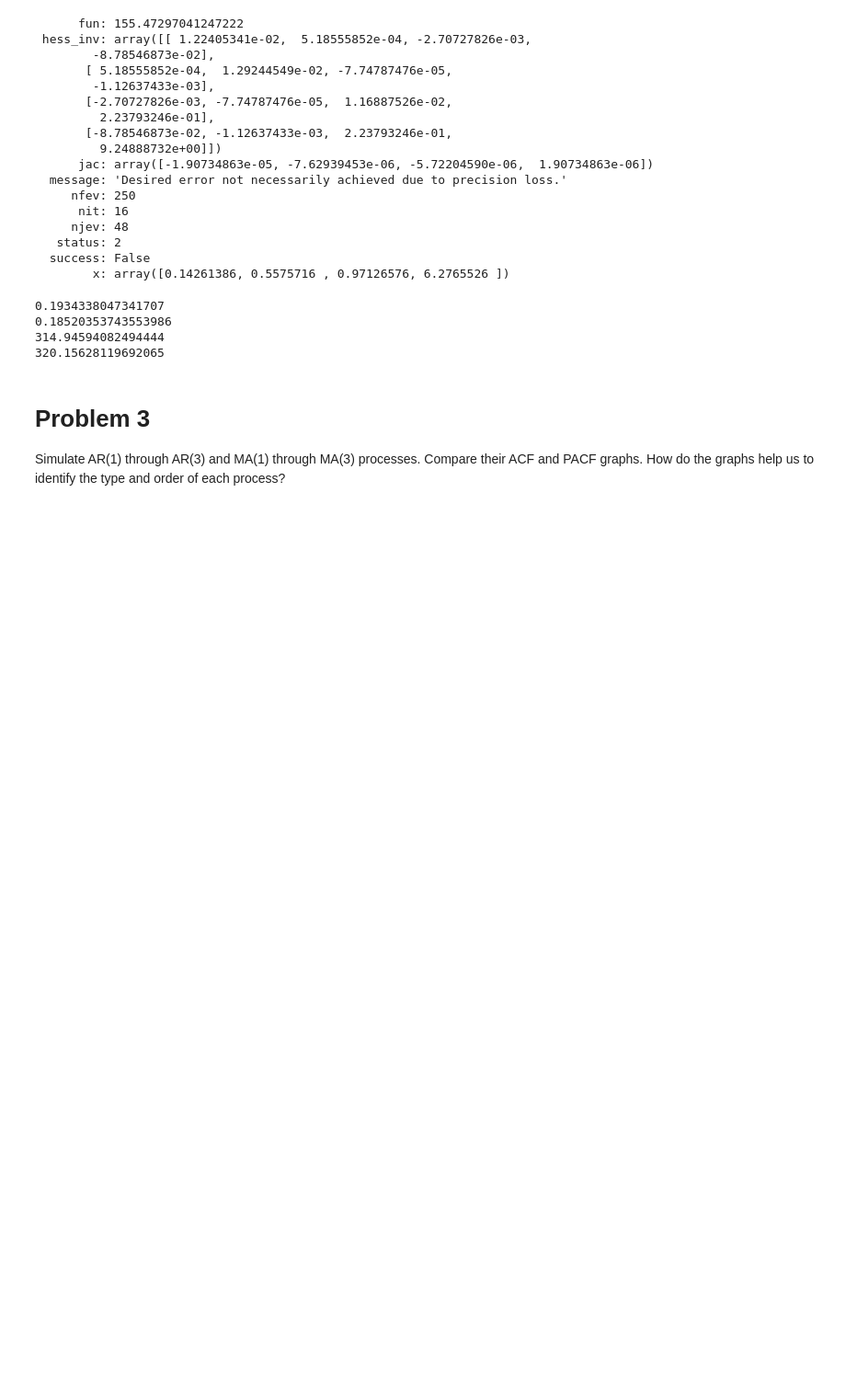
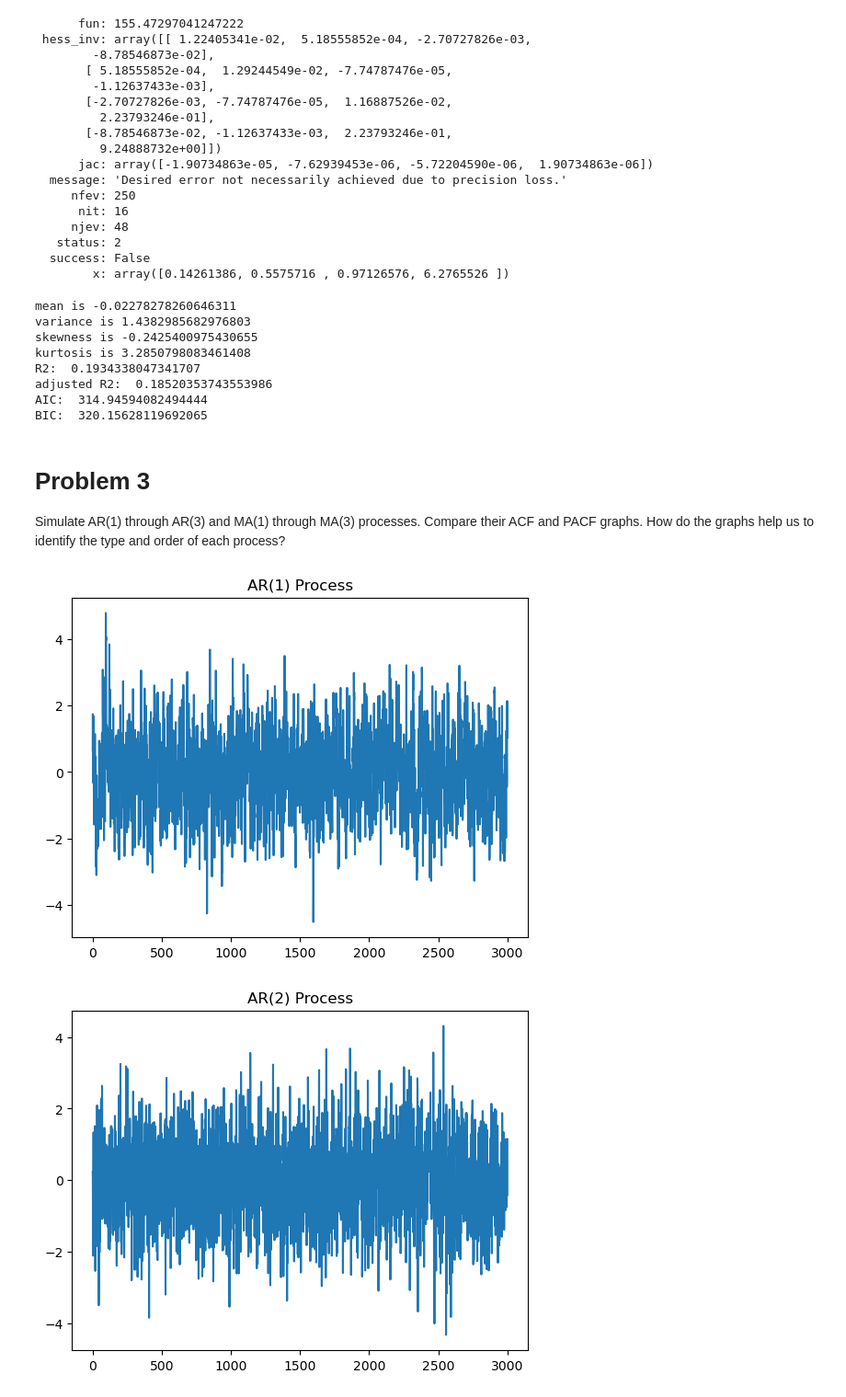
Before and after one commit to NemoDarjeeling/Fintech545, a Jupyter notebook: week2/week2_assignment/week2_code.ipynb, the cells around one changed output. Shown at 92% size. Saved outputs shown, nothing was run; the diff lists cells and outputs as text; code cells hidden in the pictures; blank space fills up the shorter version.

```diff
--- a/week2/week2_assignment/week2_code.ipynb
+++ b/week2/week2_assignment/week2_code.ipynb
@@ -262,31 +334,76 @@ var_res_mle_t = np.var(err_vec_mle_t)
 skew_res_mle_t = skew(err_vec_mle_t)
 kur_res_mle_t = kurtosis(err_vec_mle_t)
 
+print("mean is {}" .format(mean_res_mle_t))
+print("variance is {}" .format(var_res_mle_t))
+print("skewness is {}" .format(skew_res_mle_t))
+print("kurtosis is {}" .format(kur_res_mle_t))
+
 # obtain R squared and adjusted R squared
 Y_predict_mle_t = intercep_opt_mle_t + slope_opt_mle_t * x
 TSS_mle_t = np.sum((Y - np.mean(Y)) ** 2)
 RSS_mle_t = np.sum((err_vec_mle_t - np.mean(err_vec_mle_t)) ** 2)
 R2_mle_t = 1 - (RSS_mle_t / TSS_mle_t)
-print(R2_mle_t)
 
 n = len(Y)  # number of observations
 p = 1  # number of parameters excluding constant, num_x
 adj_R2_mle_t = 1 - ((1 - R2_mle_t) * (n - 1) / (n - p - 1))
-print(adj_R2_mle_t)
 
+print("R2: ", R2_mle_t)
+print("adjusted R2: ", adj_R2_mle_t)
 # obtain AIC
 loglikeli_mle_t = -MLE_result_t.fun
 AIC_mle_t = 2 * 2 - 2 * loglikeli_mle_t
-print(AIC_mle_t)
 
 # obtain BIC
 BIC_mle_t = np.log(n) * 2 - 2 * loglikeli_mle_t
-print(BIC_mle_t)
+print("AIC: ", AIC_mle_t)
+print("BIC: ", BIC_mle_t)
 # %% [output]
-0.1934338047341707
-0.18520353743553986
-314.94594082494444
-320.15628119692065
+mean is -0.02278278260646311
+variance is 1.4382985682976803
+skewness is -0.2425400975430655
+kurtosis is 3.2850798083461408
+R2:  0.1934338047341707
+adjusted R2:  0.18520353743553986
+AIC:  314.94594082494444
+BIC:  320.15628119692065
 # %% [markdown]
 # Problem 3
 Simulate AR(1) through AR(3) and MA(1) through MA(3) processes. Compare their ACF and PACF graphs. How do the graphs help us to identify the type and order of each process?
+# %%
+# load necessary libraries
+import numpy as np
+import matplotlib.pyplot as plt
+import statsmodels.api as sm
+
+# set the number of data points
+n = 3000
+# %%
+# simulate AR(1) to AR(3)
+# since we are using arma_generate_sample, we can turn down the MA by setting ma parameter to unit vector [1]
+ma_shut = np.array([1])
+
+# AR(1)
+ar1 = np.array([1, -0.5])  # Yt = -0.5 * Yt-1 + epsilon, 1 represent the zero-lag term in AR
+y_ar1 = sm.tsa.arma_generate_sample(ar = ar1, ma = ma_shut, nsample = n)
+plt.title('AR(1) Process')
+plt.plot(y_ar1)
+plt.show()
+
+# AR(2)
+ar2 = np.array([1, -0.5, 0.3]) # Yt = -0.5 * Yt-1 + 0.3 * Yt-2 + epsilon
+y_ar2 = sm.tsa.arma_generate_sample(ar = ar2, ma = ma_shut, nsample = n)
+plt.title('AR(2) Process')
+plt.plot(y_ar2)
+plt.show()
+
+# AR(3)
+ar3 = np.array([1, -0.5, 0.3, -0.1]) # Yt = -0.5 * Yt-1 + 0.3 * Yt-2 - 0.1 * Yt-2 + epsilon
+y_ar3 = sm.tsa.arma_generate_sample(ar = ar3, ma = ma_shut, nsample = n)
+plt.title('AR(3) Process')
+plt.plot(y_ar3)
+plt.show()
+# %% [output]
+[figure, added]
+[figure, added]
```
Also changed, not shown: parts of 14 cells of this notebook, 7 other files.
